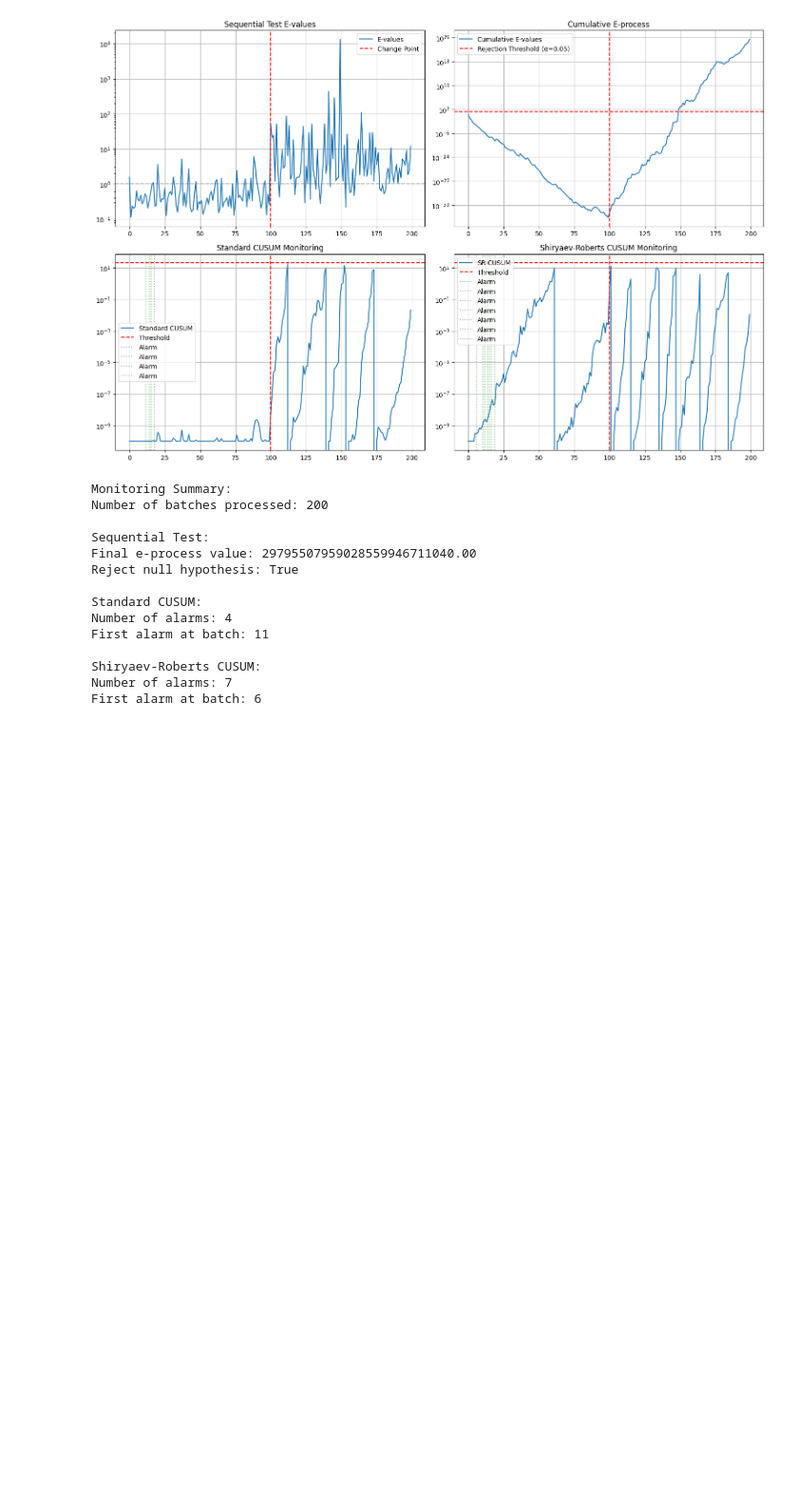
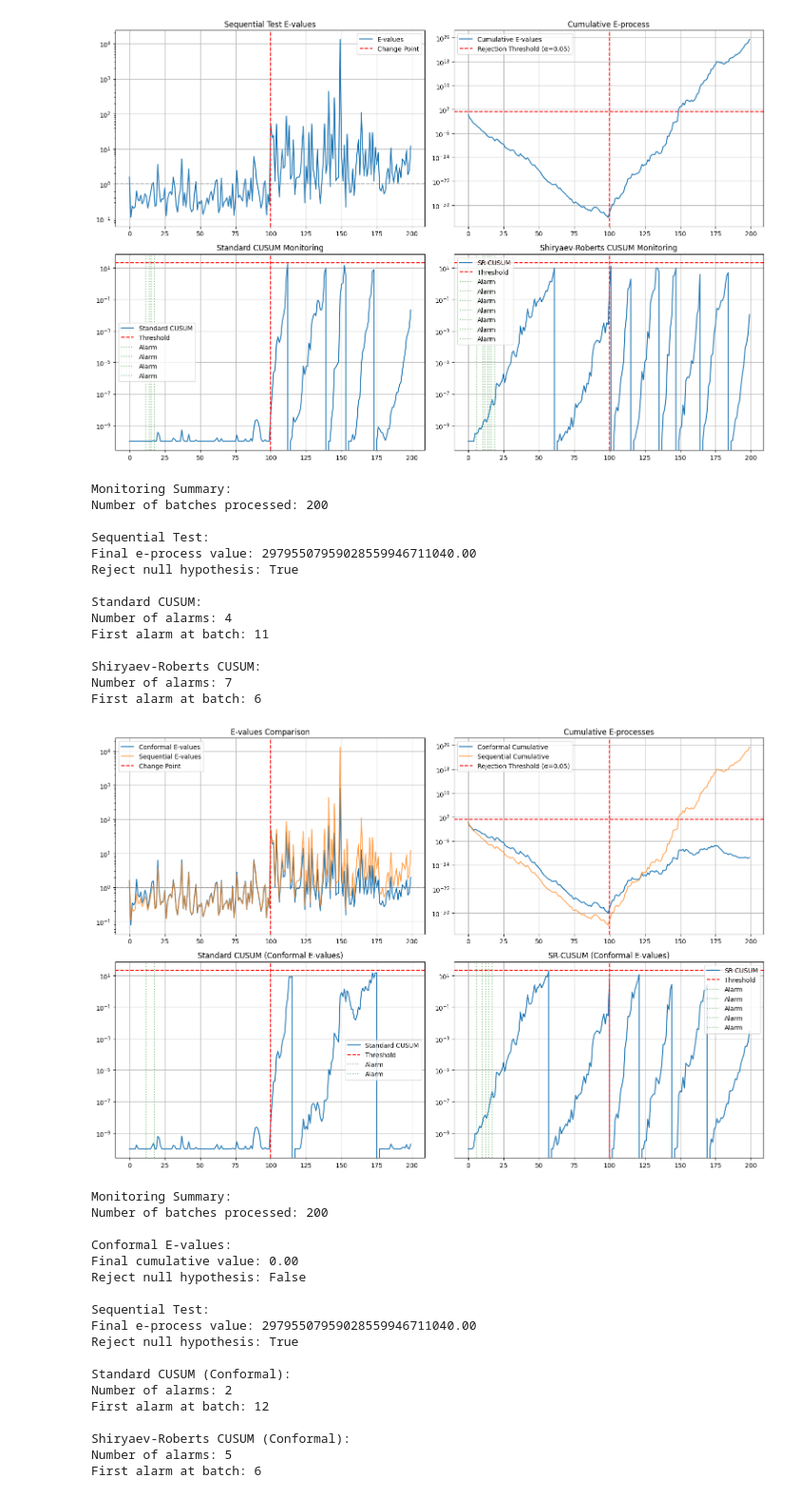
Before and after one commit to jakorostami/expectation, a Jupyter notebook: expectation/conformal/demo.ipynb, the cells around one changed output. Shown: that part at 95% size. Saved outputs shown, nothing was run; the diff lists cells and outputs as text; code cells hidden in the pictures; blank space fills up the shorter version.

Commit message:
update e-value calculation for ConformalEValue

```diff
--- a/expectation/conformal/demo.ipynb
+++ b/expectation/conformal/demo.ipynb
@@ -417,0 +568,23 @@ First alarm at batch: 6
+# %%
+
+run_integrated_conformal_test()
+# %% [output]
+[figure, added]
+Monitoring Summary:
+Number of batches processed: 200
+
+Conformal E-values:
+Final cumulative value: 0.00
+Reject null hypothesis: False
+
+Sequential Test:
+Final e-process value: 29795507959028559946711040.00
+Reject null hypothesis: True
+
+Standard CUSUM (Conformal):
+Number of alarms: 2
+First alarm at batch: 12
+
+Shiryaev-Roberts CUSUM (Conformal):
+Number of alarms: 5
+First alarm at batch: 6
```
Also changed, not shown: parts of 4 cells of this notebook, 1 other file.
